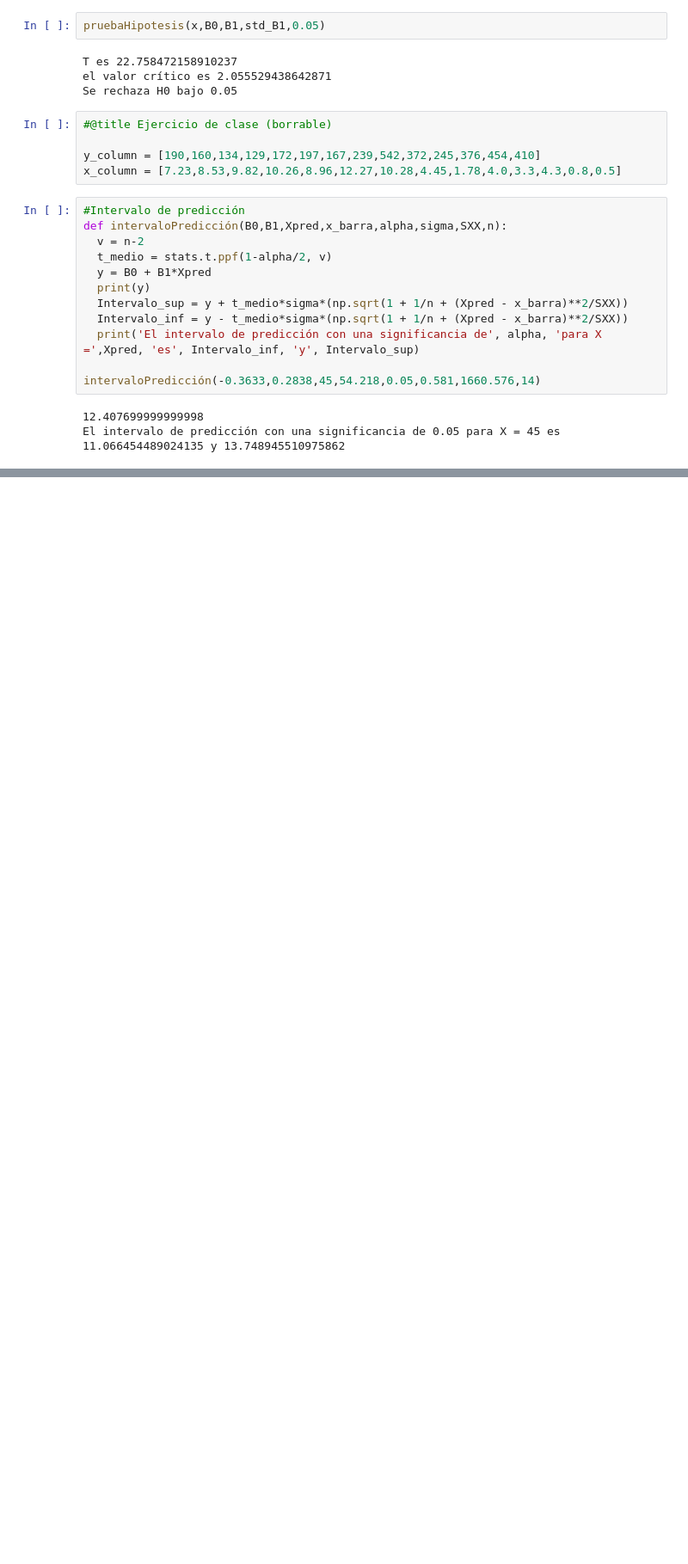
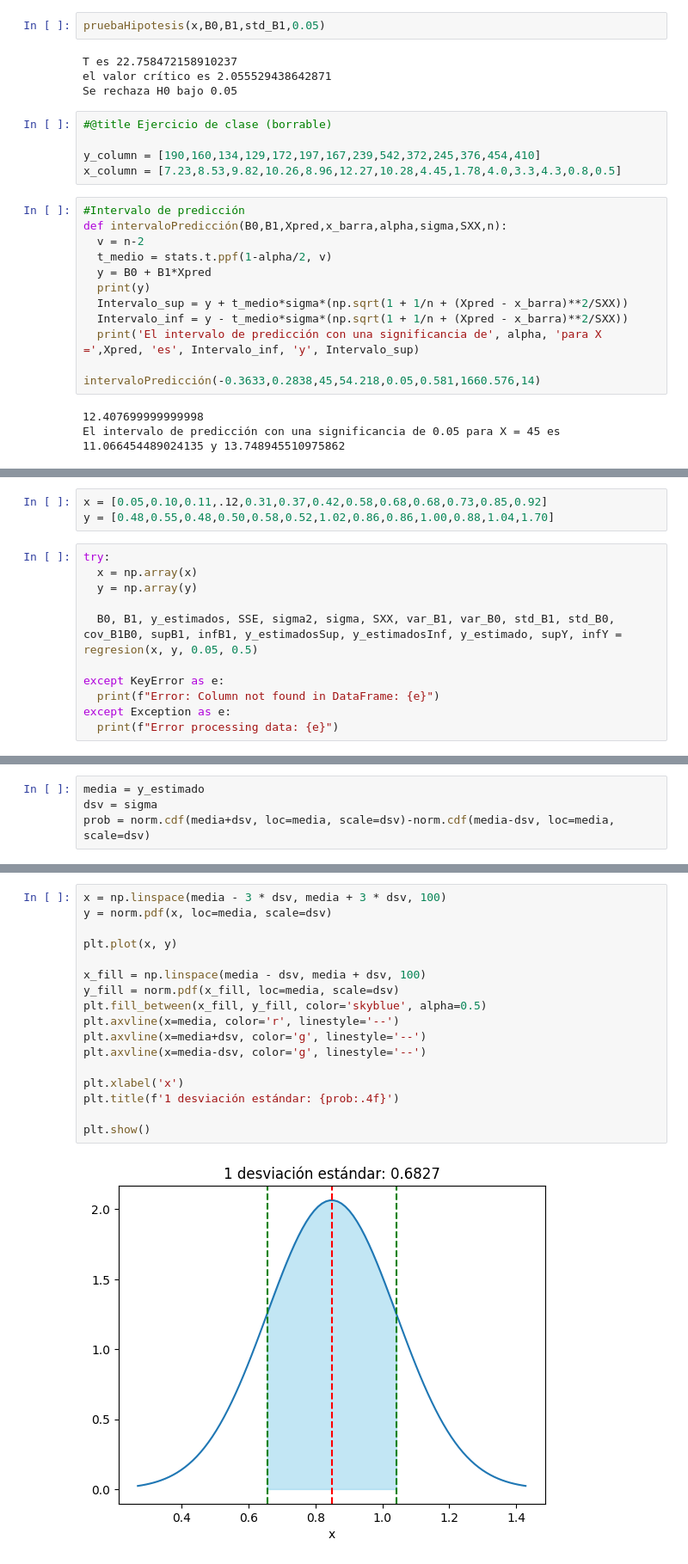
Before and after one commit to LauraCD2/23_nba, a Jupyter notebook: class_regression.ipynb, the cells around one changed output, grey strips where cells are left out. Shown at 86% size. Cells and saved outputs as stored; diff of their text form; blank space fills up the shorter version.

```diff
--- a/class_regression.ipynb
+++ b/class_regression.ipynb
@@ -290,0 +296,14 @@ El intervalo de predicción con una significancia de 0.05 para X = 45 es 11.0664
+# %%
+x = [0.05,0.10,0.11,.12,0.31,0.37,0.42,0.58,0.68,0.68,0.73,0.85,0.92]
+y = [0.48,0.55,0.48,0.50,0.58,0.52,1.02,0.86,0.86,1.00,0.88,1.04,1.70]
+# %%
+try:
+  x = np.array(x)
+  y = np.array(y)
+
+  B0, B1, y_estimados, SSE, sigma2, sigma, SXX, var_B1, var_B0, std_B1, std_B0, cov_B1B0, supB1, infB1, y_estimadosSup, y_estimadosInf, y_estimado, supY, infY = regresion(x, y, 0.05, 0.5)
+
+except KeyError as e:
+  print(f"Error: Column not found in DataFrame: {e}")
+except Exception as e:
+  print(f"Error processing data: {e}")
@@ -290,0 +328,4 @@ El intervalo de predicción con una significancia de 0.05 para X = 45 es 11.0664
+# %%
+media = y_estimado
+dsv = sigma
+prob = norm.cdf(media+dsv, loc=media, scale=dsv)-norm.cdf(media-dsv, loc=media, scale=dsv)
@@ -290,0 +334,19 @@ El intervalo de predicción con una significancia de 0.05 para X = 45 es 11.0664
+# %%
+x = np.linspace(media - 3 * dsv, media + 3 * dsv, 100)
+y = norm.pdf(x, loc=media, scale=dsv)
+
+plt.plot(x, y)
+
+x_fill = np.linspace(media - dsv, media + dsv, 100)
+y_fill = norm.pdf(x_fill, loc=media, scale=dsv)
+plt.fill_between(x_fill, y_fill, color='skyblue', alpha=0.5)
+plt.axvline(x=media, color='r', linestyle='--')
+plt.axvline(x=media+dsv, color='g', linestyle='--')
+plt.axvline(x=media-dsv, color='g', linestyle='--')
+
+plt.xlabel('x')
+plt.title(f'1 desviación estándar: {prob:.4f}')
+
+plt.show()
+# %% [output]
+[figure, added]
```
Also changed, not shown: parts of 7 cells of this notebook.
